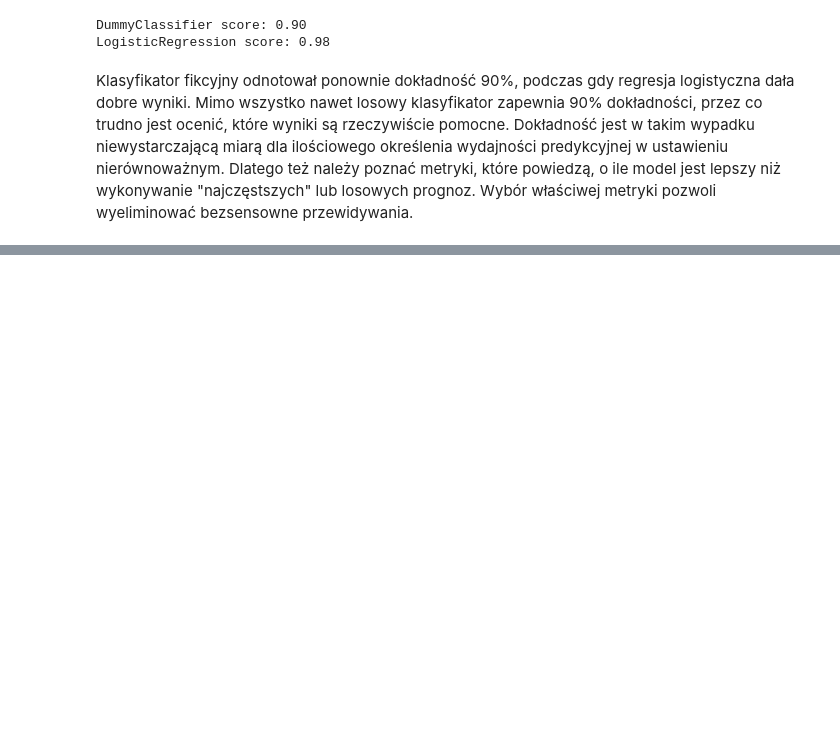
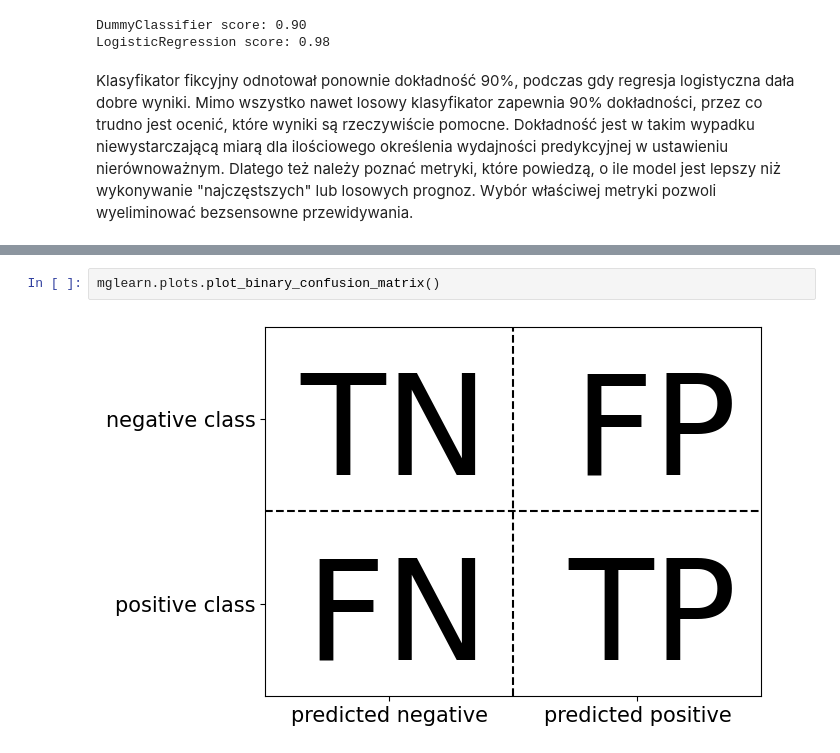
Before and after one commit to jakubtwalczak/Muller_Guido_Introduction_to_ML, a Jupyter notebook: Rozdział_5_Ocena_i_doskonalenie_modelu.ipynb, the cells around one changed output, grey strips where cells are left out. Cells and saved outputs as stored; diff of their text form; blank space fills up the shorter version.

```diff
--- a/Rozdział_5_Ocena_i_doskonalenie_modelu.ipynb
+++ b/Rozdział_5_Ocena_i_doskonalenie_modelu.ipynb
@@ -587,0 +602,4 @@ Klasyfikator fikcyjny odnotował ponownie dokładność 90%, podczas gdy regresj
+# %%
+mglearn.plots.plot_binary_confusion_matrix()
+# %% [output]
+[figure, added]
```
Also changed, not shown: parts of 22 cells of this notebook.
